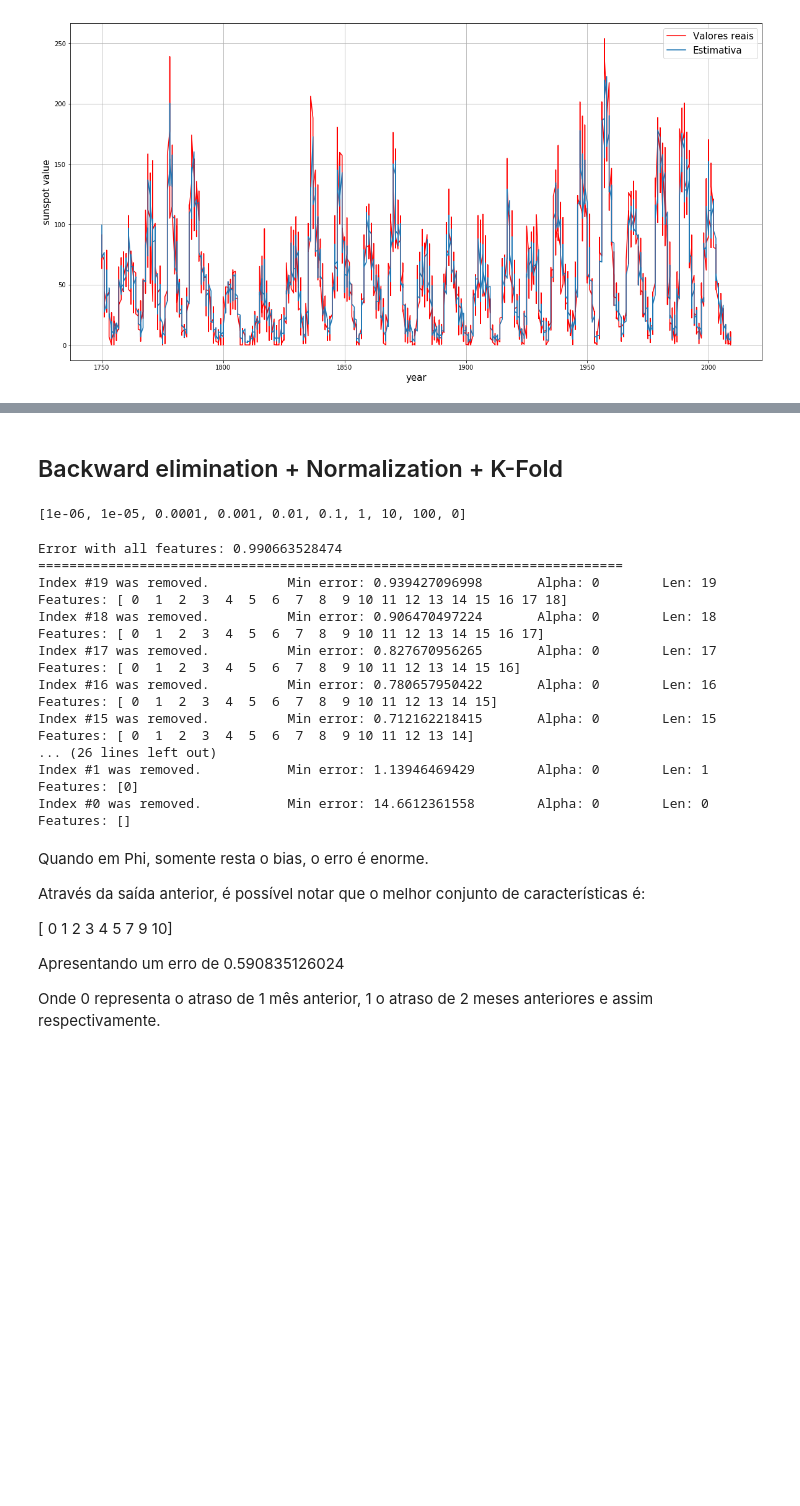
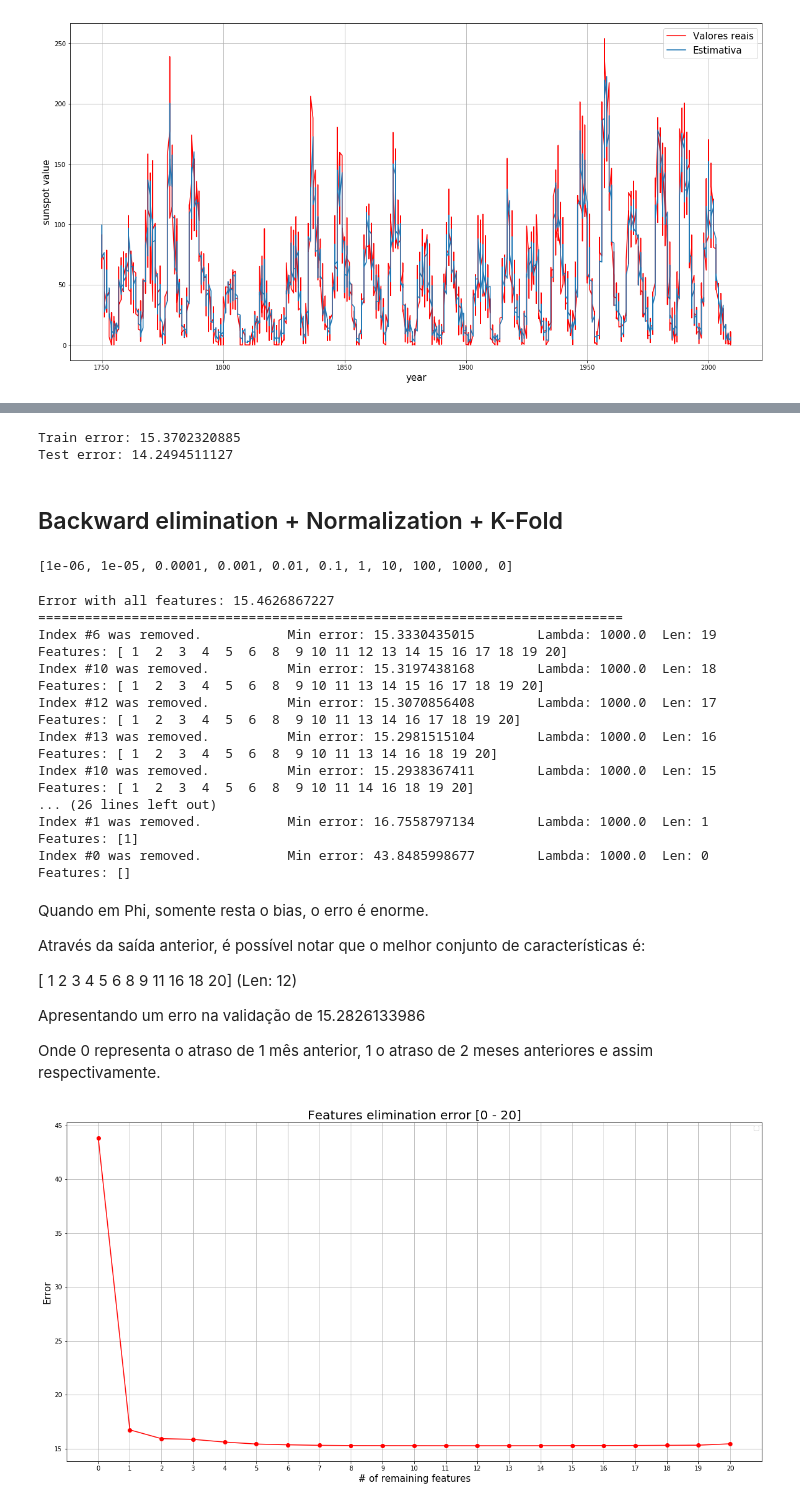
Before and after one commit to douglashsabreu/MachineLearning, a Jupyter notebook: LinearRegression/Sunspot Linear Regression.ipynb, the cells around one changed output, grey strips where cells are left out. Cells and saved outputs as stored; diff of their text form; code cells hidden in the pictures; blank space fills up the shorter version.

```diff
--- a/LinearRegression/Sunspot Linear Regression.ipynb
+++ b/LinearRegression/Sunspot Linear Regression.ipynb
@@ -204,15 +224,30 @@ rmse(predictions, sunspots_values_test)
+# %%
+# Define a função para cálculo do RMSE
+rmse = lambda predictions, sunspots_values_test: np.sqrt(np.sum((predictions - sunspots_values_test)**2) /len(predictions))
+
+# Calcula o erro
+error_without_techniques = rmse(predictions, sunspots_values_test)
+# Calcula os valores estimados para o treino
+train_estimator = np.dot(phi, w)
+
+print('Train error: {}'.format(rmse(train_estimator, y)))
+
+print("Test error: {}".format(error_without_techniques))
+# %% [output]
+Train error: 15.3702320885
+Test error: 14.2494511127
 # %% [markdown]
 ## Backward elimination + Normalization + K-Fold
 # %%
 phi = generate_phi(_df.values[:-60,1], 20)
 y = generate_y(_df.values[:-60,1], 20)
 
-x_fold, y_fold = k_fold(phi, y, 10)
-alphas = [ 10 ** i for i in range(-6, 3)]
+x_fold, y_fold = k_fold(phi, y, FOLDS_NUMBER)
+alphas = [ 10 ** i for i in range(-6, 4)]
 alphas.append(0)
 alphas
 # %% [output]
-[1e-06, 1e-05, 0.0001, 0.001, 0.01, 0.1, 1, 10, 100, 0]
+[1e-06, 1e-05, 0.0001, 0.001, 0.01, 0.1, 1, 10, 100, 1000, 0]
 # %%
 errors_all_features = [ compute_error_k_fold(x_fold, y_fold, alpha) for alpha in alphas]
 avg_error_all_features = np.min(errors_all_features)
@@ -220,14 +255,14 @@ alpha_min_error_for_all_features = [alphas[np.argmin(errors_all_features)]]
 # %%
 print("Error with all features: {}".format(avg_error_all_features))
 print('==='*25)
-indexes_remaining = range(0, 20)
+indexes_remaining = range(1, 21)
 number_total_features = 20
 
 phi_iter = phi
 last_error = avg_error_all_features
 
 error_history = [avg_error_all_features]
-
+phi_hist = []
 while number_total_features > 0:
 
     min_error_for_all_features = []
@@ -248,42 +283,57 @@ while number_total_features > 0:
         # Adiciona o alpha utilizado para obter o menor erro
         alpha_min_error_for_all_features.append(alpha_min_error)
 
+
     # Pega o índice do mínimo erro de todas as features eliminadas
     index_to_remove = np.argmin(min_error_for_all_features)
     # Deleta a feature do vetor phi
-    phi_iter = remove_features(phi_iter, index_to_remove)
+    phi_iter = remove_feature(phi_iter, index_to_remove)
     number_total_features -= 1
-
+    phi_hist.append(phi_iter)
     indexes_remaining = np.delete(indexes_remaining, index_to_remove)
-    print('Index #{} was removed.\t\tMin error: {}\tAlpha: {}\tLen: {}'.format(index_to_remove, min_error_for_all_features[index_to_remove] , alpha_min_error_for_all_features[index_to_remove], number_total_features))
+    print('Index #{} was removed.\t\tMin error: {}\tLambda: {}\tLen: {}'.format(index_to_remove, min_error_for_all_features[index_to_remove] , round(alpha_min_error_for_all_features[index_to_remove], 4), number_total_features))
     print('Features: {}'.format(indexes_remaining))
     error_history.append(min_error_for_all_features[index_to_remove])
 # %% [output]
-Error with all features: 0.990663528474
+Error with all features: 15.4626867227
 ===========================================================================
-Index #19 was removed.          Min error: 0.939427096998       Alpha: 0        Len: 19
-Features: [ 0  1  2  3  4  5  6  7  8  9 10 11 12 13 14 15 16 17 18]
-Index #18 was removed.          Min error: 0.906470497224       Alpha: 0        Len: 18
-Features: [ 0  1  2  3  4  5  6  7  8  9 10 11 12 13 14 15 16 17]
-Index #17 was removed.          Min error: 0.827670956265       Alpha: 0        Len: 17
-Features: [ 0  1  2  3  4  5  6  7  8  9 10 11 12 13 14 15 16]
-Index #16 was removed.          Min error: 0.780657950422       Alpha: 0        Len: 16
-Features: [ 0  1  2  3  4  5  6  7  8  9 10 11 12 13 14 15]
-Index #15 was removed.          Min error: 0.712162218415       Alpha: 0        Len: 15
-Features: [ 0  1  2  3  4  5  6  7  8  9 10 11 12 13 14]
+Index #6 was removed.           Min error: 15.3330435015        Lambda: 1000.0  Len: 19
+Features: [ 1  2  3  4  5  6  8  9 10 11 12 13 14 15 16 17 18 19 20]
+Index #10 was removed.          Min error: 15.3197438168        Lambda: 1000.0  Len: 18
+Features: [ 1  2  3  4  5  6  8  9 10 11 13 14 15 16 17 18 19 20]
+Index #12 was removed.          Min error: 15.3070856408        Lambda: 1000.0  Len: 17
+Features: [ 1  2  3  4  5  6  8  9 10 11 13 14 16 17 18 19 20]
+Index #13 was removed.          Min error: 15.2981515104        Lambda: 1000.0  Len: 16
+Features: [ 1  2  3  4  5  6  8  9 10 11 13 14 16 18 19 20]
+Index #10 was removed.          Min error: 15.2938367411        Lambda: 1000.0  Len: 15
+Features: [ 1  2  3  4  5  6  8  9 10 11 14 16 18 19 20]
 ... (26 lines left out)
-Index #1 was removed.           Min error: 1.13946469429        Alpha: 0        Len: 1
-Features: [0]
-Index #0 was removed.           Min error: 14.6612361558        Alpha: 0        Len: 0
+Index #1 was removed.           Min error: 16.7558797134        Lambda: 1000.0  Len: 1
+Features: [1]
+Index #0 was removed.           Min error: 43.8485998677        Lambda: 1000.0  Len: 0
 Features: []
 # %% [markdown]
 Quando em Phi, somente resta o bias, o erro é enorme.
 
 Através da saída anterior, é possível notar que o melhor conjunto de características é:
 
-[ 0  1  2  3  4  5  7  9 10]
+[ 1  2  3  4  5  6  8  9 11 16 18 20] (Len: 12)
 
-Apresentando um erro de 0.590835126024
+Apresentando um erro na validação de 15.2826133986
 
 Onde 0 representa o atraso de 1 mês anterior, 1 o atraso de 2 meses anteriores e assim respectivamente.
+# %%
+index = np.arange(20,-1, -1)
+plt.figure(figsize=(20,10))
+plt.grid(True)
+plt.plot(index, error_history, marker='o', color='r')
+#plt.plot(12, error_history[11], marker='o', color='g')
+plt.xlabel('# of remaining features', fontsize=15)
+plt.ylabel('Error', fontsize=15)
+plt.title('Features elimination error [0 - 20]', fontsize=20)
+plt.xticks(index, index)
+plt.legend()
+plt.show()
+# %% [output]
+[figure, added]
 # %%
```
Also changed, not shown: parts of 29 cells of this notebook.
